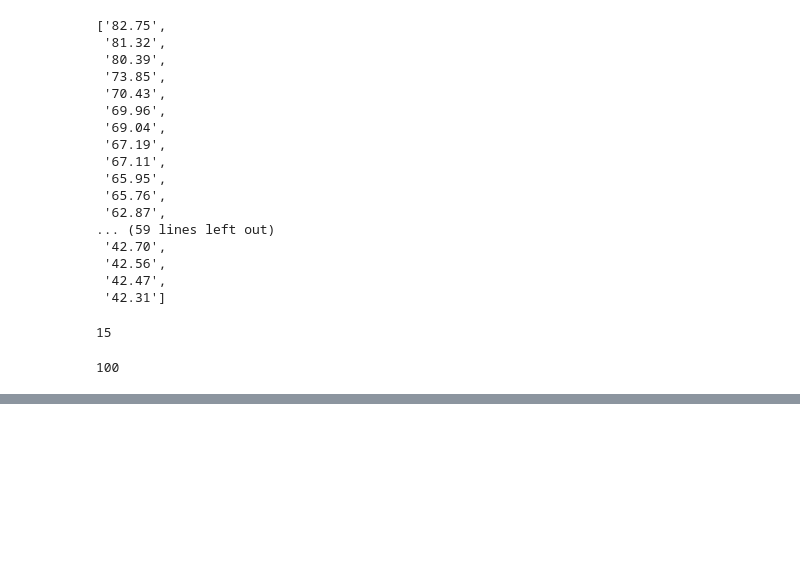
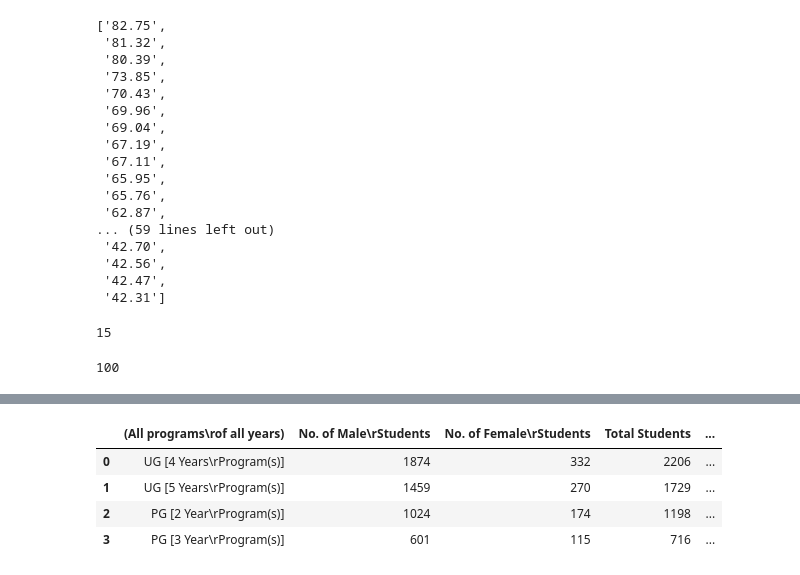
Before and after one commit to krishnaagarwal2001/Analysis-of-NIRF-Ranking, a Jupyter notebook: Data.ipynb, the cells around one changed output, grey strips where cells are left out. Drawn from its saved outputs; the diff is of its cells as text; code cells hidden in the pictures; blank space fills up the shorter version.

```diff
--- a/Data.ipynb
+++ b/Data.ipynb
@@ -149,0 +175,8 @@ len(engineering_2017['pdf'])
+# %%
+df[1]
+# %% [output]
+|  | (All programs\rof all years) | No. of Male\rStudents | No. of Female\rStudents | Total Students | ... |
+| 0 | UG [4 Years\rProgram(s)] | 1874 | 332 | 2206 | ... |
+| 1 | UG [5 Years\rProgram(s)] | 1459 | 270 | 1729 | ... |
+| 2 | PG [2 Year\rProgram(s)] | 1024 | 174 | 1198 | ... |
+| 3 | PG [3 Year\rProgram(s)] | 601 | 115 | 716 | ... |
```
Also changed, not shown: parts of 47 cells of this notebook, 4 other files.
